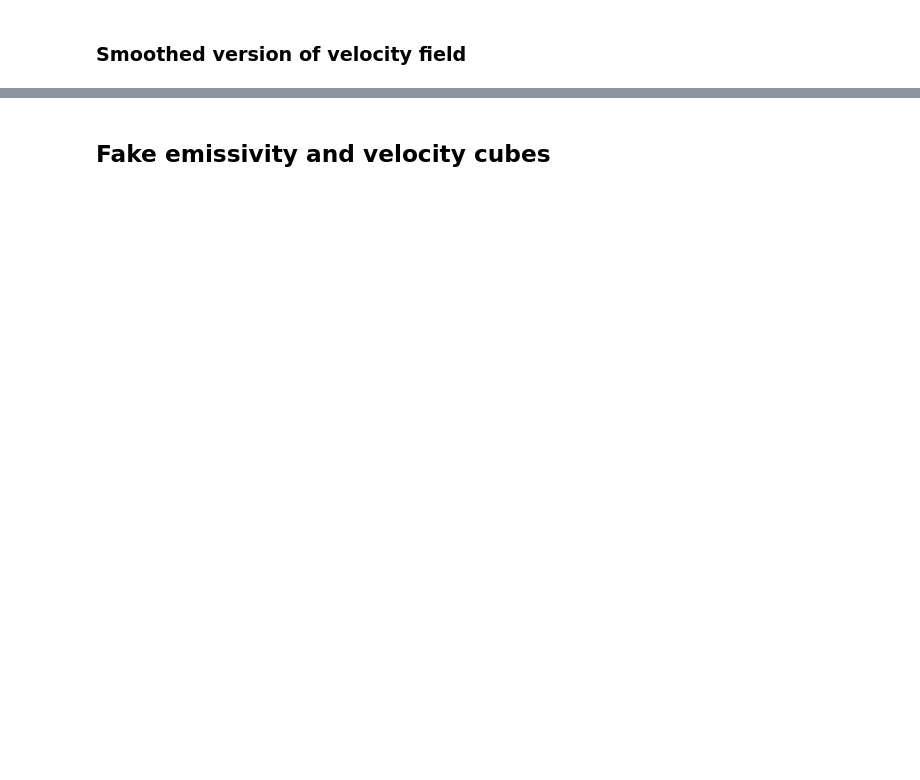
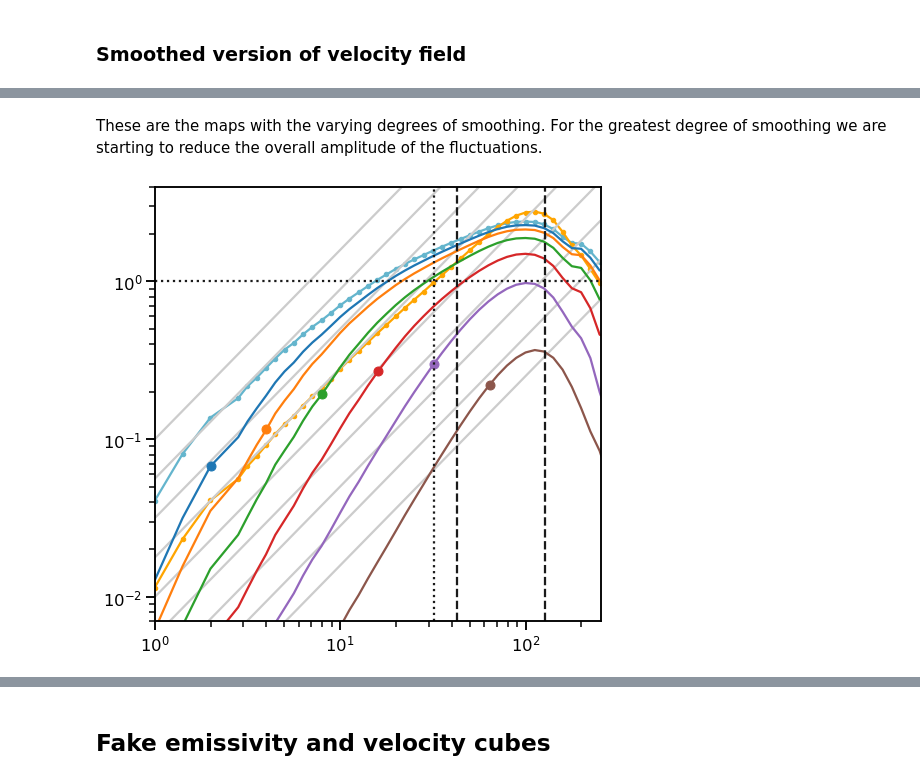
Before and after one commit to will-henney/mariano-velocity-statistics, a Jupyter notebook: fake-maps-seeing.ipynb, the cells around one changed output, grey strips where cells are left out. Cells and saved outputs as stored; diff of their text form; code cells hidden in the pictures; blank space fills up the shorter version.

```diff
--- a/fake-maps-seeing.ipynb
+++ b/fake-maps-seeing.ipynb
@@ -103,6 +140,43 @@ for ax, width in zip(axgrid, widths):
+# %% [markdown]
+These are the maps with the varying degrees of smoothing.  For the greatest degree of smoothing we are starting to reduce the overall amplitude of the fluctuations.
 # %%
 sfs = {}
 for width in widths:
     sfs[width] = strucfunc.strucfunc_numba_parallel(
         vmaps[width], dlogr=0.05,
     )
+# %%
+fig, ax = plt.subplots(
+    figsize=(8, 8),
+)
+mask = sf["N pairs"] > 0
+r = 10**sf["log10 r"][mask]
+B = sf["Unweighted B(r)"][mask]
+B0 = sf0["Unweighted B(r)"][mask]
+
+ax.plot(r, B, marker=".", color="c")
+ax.plot(r, B0, marker=".", color="orange")
+
+rgrid = np.logspace(-1.0, 2.5)
+for a in np.logspace(-3, -1, 9):
+    ax.plot(rgrid, a * rgrid**m, color="0.8")
+
+for width in widths:
+    r = 10**sfs[width]["log10 r"][mask]
+    B = sfs[width]["Unweighted B(r)"][mask]
+    line = ax.plot(r, B)
+    B0 = np.interp(2*width, r, B)
+    c = line[0].get_color()
+    ax.plot(2*width, B0, marker="o", color=c)
+
+
+
+ax.axhline(1.0, color="k", linestyle="dotted")
+ax.axvline(r0, color="k", linestyle="dotted")
+ax.axvline(N / 2, color="k", linestyle="dashed")
+ax.axvline(N / 6, color="k", linestyle="dashed")
+ax.set(
+    xscale="log", yscale="log",
+    xlim=[1.0, N], ylim=[7e-3, 4.0]);
+# %% [output]
+[figure, added]
```
Also changed, not shown: parts of 21 cells of this notebook, 1 other file.
